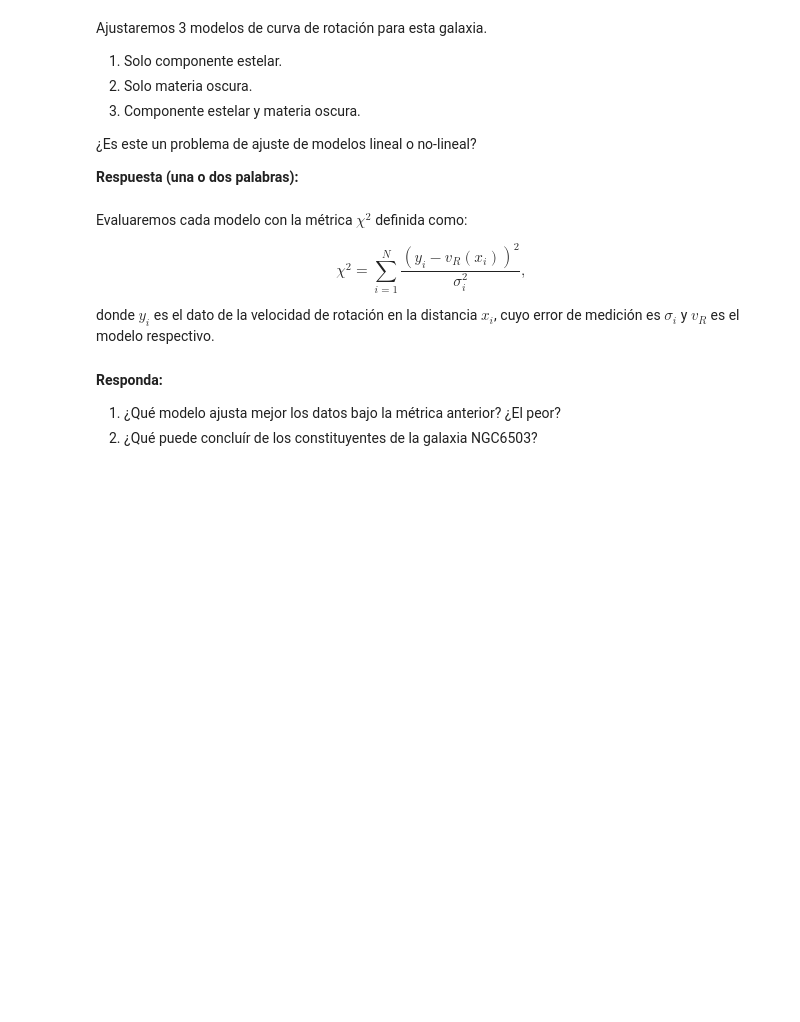
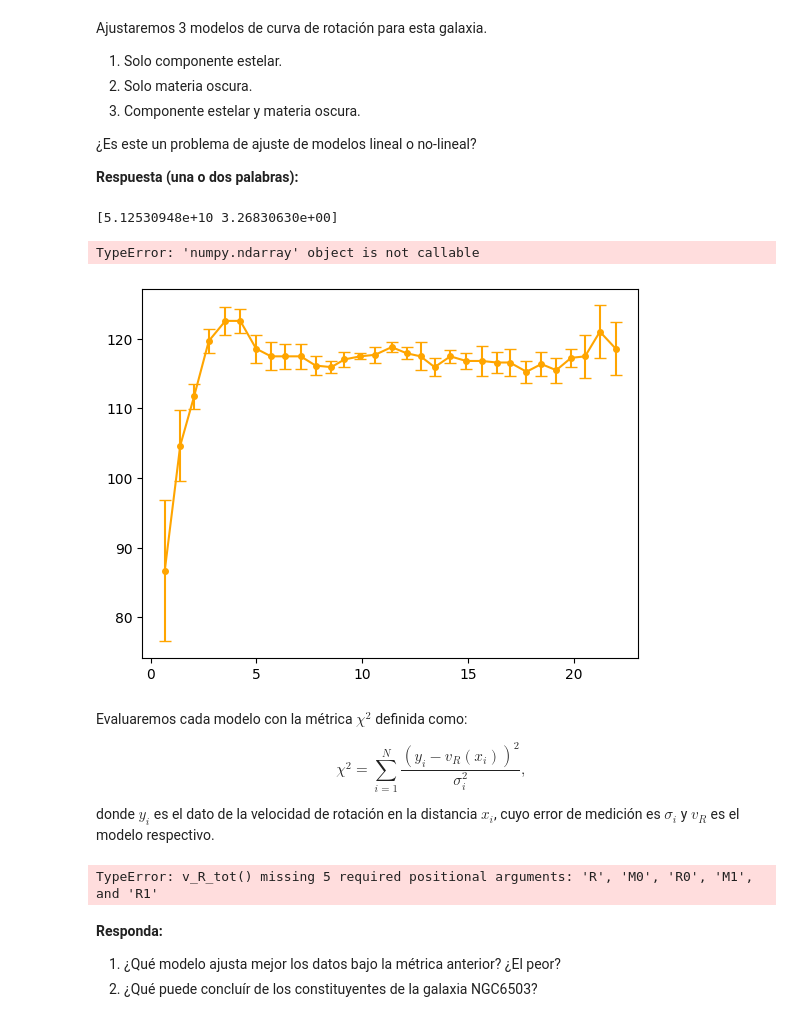
Before and after one commit to Morales-Andres/Tarea-3, a Jupyter notebook: Tarea3.ipynb, the cells around one changed output. Cells and saved outputs as stored; diff of their text form; code cells hidden in the pictures; blank space fills up the shorter version.

```diff
--- a/Tarea3.ipynb
+++ b/Tarea3.ipynb
@@ -111,7 +111,7 @@ def M_dm(R, M0, R0):
 def v_R_dm(R, M0, R0):
   Mstar_dm = M_dm(R, M0, R0)
   R_m = R*kpc_to_m
-  return np.sqrt((G*Mstar_dm*solar_masses_to_kg)/(R*kpc_to_m))/1000
+  return np.sqrt(np.abs((G*Mstar_dm*solar_masses_to_kg)/(R*kpc_to_m)))/1000
 
 # Utilice el mismo arreglo R de la parte anterior.
 # Repita el cálculo de v(R) pero para el perfil de la ecuación (4)
@@ -218,10 +218,23 @@ popt_stars, pcov_stars = curve_fit(v_R_stars, datos[:,0], datos[:,1], sigma=dato
 
 popt_dm, pcov_dm = curve_fit(v_R_dm, datos[:,0], datos[:,1], sigma=datos[:,2], p0=[5e10, 20])
 
-popt_tot, pcov_tot = curve_fit(v_R_tot, datos[:,0], datos[:,1], sigma=datos[:,2], p0=[5, 1e10, 10, 5e10])
+popt_tot, pcov_tot = curve_fit(v_R_tot, datos[:,0], datos[:,1], sigma=datos[:,2], p0=[1e10, 5, 5e10, 20])
+
+print(popt_dm)
+# %% [output]
+[5.12530948e+10 3.26830630e+00]
 # %%
 # En el gráfico de los datos, añada los 3 modelos con los parámetros óptimos encontrados en la parte anterior.
 # No olvide añadir una leyenda adecuada.
+plt.errorbar(datos[:,0], datos[:,1], yerr= datos[:,2], color='orange', capsize=4, marker='o', markersize=4)
+plt.plot(x, v_r_dm(datos[:,0], *popt_dm), label='Modelo ajustado',linewidth=4)
+plt.xlabel('x', fontsize=15)
+plt.ylabel('y=f(x)', fontsize=15)
+plt.legend()
+plt.show()
+# %% [output]
+TypeError: 'numpy.ndarray' object is not callable
+[figure, added]
 # %% [markdown]
 Evaluaremos cada modelo con la métrica $\chi ^2$ definida como:
 
@@ -230,9 +243,9 @@ $$\chi ^2 = \sum_{i=1}^N \frac{(y_i - v_R(x_i))^2}{\sigma_i^2}, $$
 donde $y_i$ es el dato de la velocidad de rotación en la distancia $x_i$, cuyo error de medición es $\sigma_i$ y $v_R$ es el modelo respectivo.
 # %%
 # Para evaluar las métricas necesita primero evaluar su modelo en cada x_i
-pred_tot = v_R_tot()
-pred_dm = v_R_dm()
-pred_stars = v_R_stars()
+pred_tot = v_R_tot(datos[:,0])
+pred_dm = v_R_dm(datos[:,0])
+pred_stars = v_R_stars(datos[:,0])
 
 # Defina la función chi_cuadrado(datos, sigma, pred), donde datos, sigma y pred
 # son arreglos de igual largo que contienen los datos y_i, los errores sigma_i y
@@ -240,13 +253,15 @@ pred_stars = v_R_stars()
 # Esto se puede hacer en 1 línea con arreglos de numpy :)
 
 def chi_cuadrado(datos, sigma, pred):
-  pass
+  return np.sum(((datos-pred)**2)/sigma**2)
 
 # Haga un print reportando el chi-cuadrado de cada modelo. Rellene según corresponda.
 
 print('Chi-cuadrado (dm+stars): ', chi_cuadrado())
 print('Chi-cuadrado (dm-only): ', chi_cuadrado())
 print('Chi-cuadrado (stars-only): ', chi_cuadrado())
+# %% [output]
+TypeError: v_R_tot() missing 5 required positional arguments: 'R', 'M0', 'R0', 'M1', and 'R1'
 # %% [markdown]
 **Responda:**
 1. ¿Qué modelo ajusta mejor los datos bajo la métrica anterior? ¿El peor?
```
Also changed, not shown: parts of 3 cells of this notebook.
